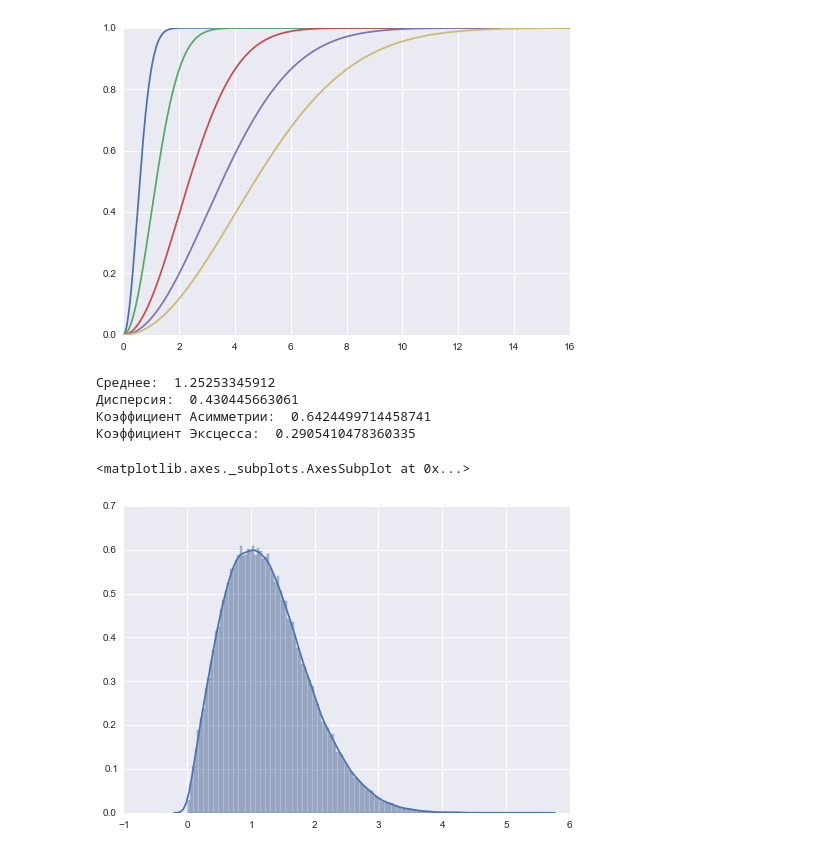
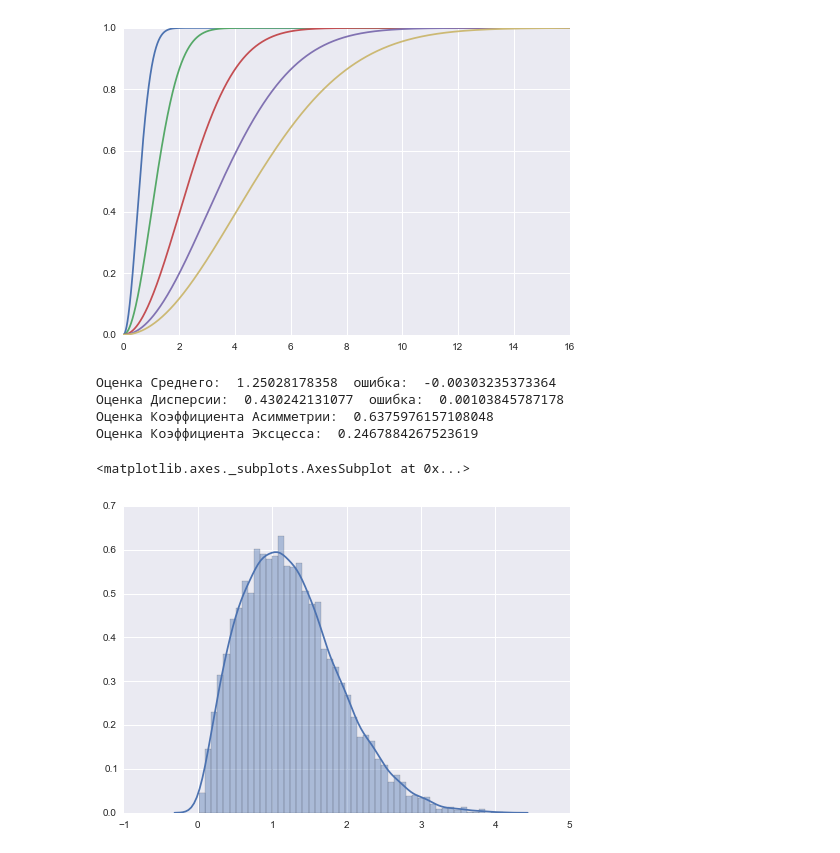
Before and after one commit to Mapholameth/way_station, a Jupyter notebook: pat-rec-2014/l-2.ipynb, the cells around one changed output. Saved outputs shown, nothing was run; the diff lists cells and outputs as text; code cells hidden in the pictures.

```diff
--- a/pat-rec-2014/l-2.ipynb
+++ b/pat-rec-2014/l-2.ipynb
@@ -141,16 +144,16 @@ for i in range(5):
 # %% [output]
 [figure]
 # %%
-d = np.random.rayleigh(1, 100000)
-print("Среднее: ", np.mean(d))
-print("Дисперсия: ", np.var(d))
-print("Коэффициент Асимметрии: ", stats.skew(d))
-print("Коэффициент Эксцесса: ", stats.kurtosis(d))
+d = np.random.rayleigh(1, 10000)
+print("Оценка Среднего: ", np.mean(d), " ошибка: ", np.mean(d) - (math.sqrt(math.pi/2)))
+print("Оценка Дисперсии: ", np.var(d), " ошибка: ", np.var(d) - ((4-math.pi) / 2))
+print("Оценка Коэффициента Асимметрии: ", stats.skew(d))
+print("Оценка Коэффициента Эксцесса: ", stats.kurtosis(d))
 sns.distplot(d)
 # %% [output]
-Среднее:  1.25253345912
-Дисперсия:  0.430445663061
-Коэффициент Асимметрии:  0.6424499714458741
-Коэффициент Эксцесса:  0.2905410478360335
+Оценка Среднего:  1.25028178358  ошибка:  -0.00303235373364
+Оценка Дисперсии:  0.430242131077  ошибка:  0.00103845787178
+Оценка Коэффициента Асимметрии:  0.6375976157108048
+Оценка Коэффициента Эксцесса:  0.2467884267523619
 <matplotlib.axes._subplots.AxesSubplot at 0x...>
-[figure, old version]
+[figure, new version]
```
Also changed, not shown: parts of 6 cells of this notebook, 1 other file.
